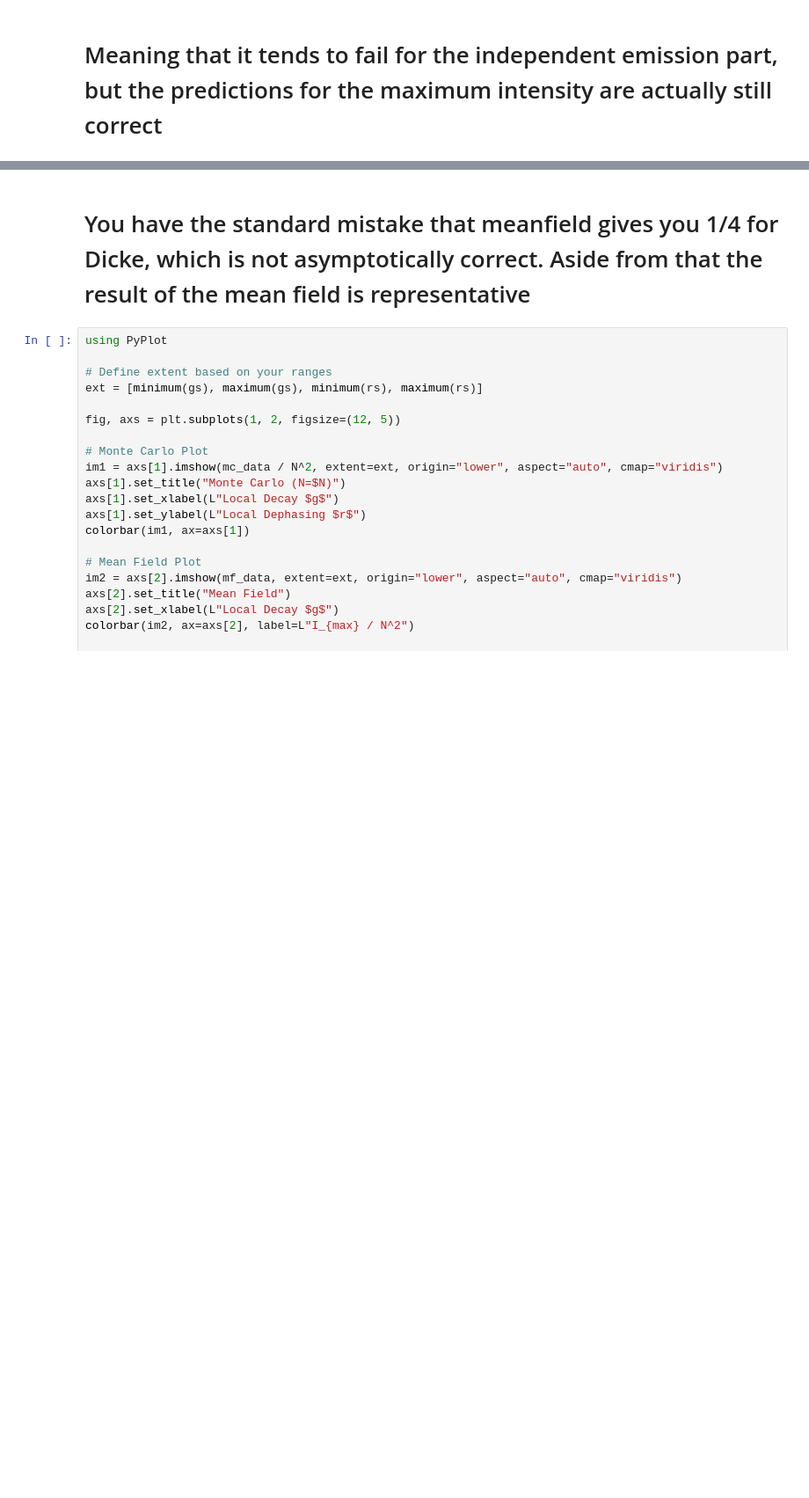
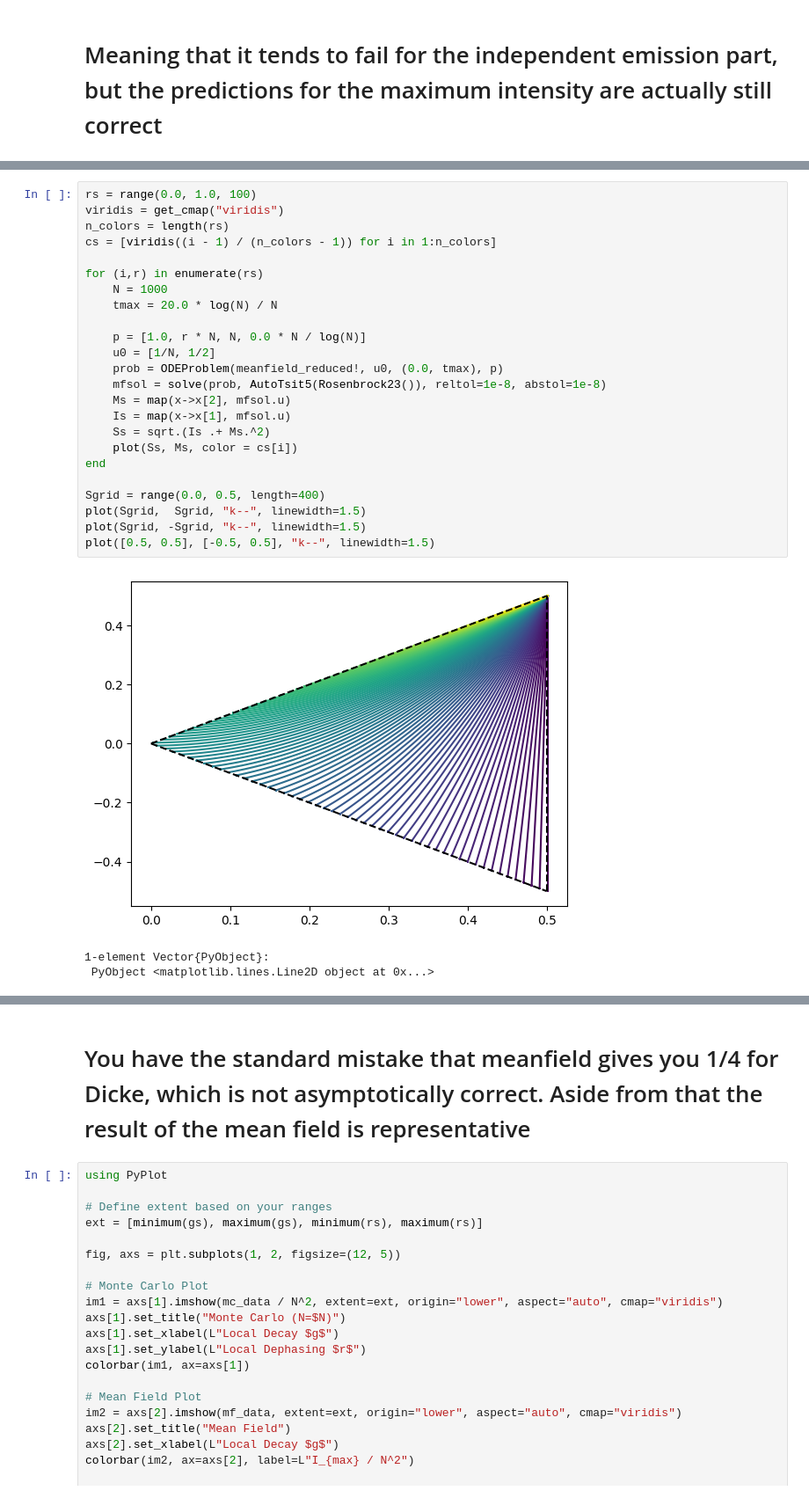
Before and after one commit to Nico0oblr/SuperradianceMolecules, a Jupyter notebook: code/DephasingEmissionRateEquations.ipynb, the cells around one changed output, grey strips where cells are left out. Shown at 88% size. Drawn from its saved outputs; the diff is of its cells as text; blank space fills up the shorter version.

```diff
--- a/code/DephasingEmissionRateEquations.ipynb
+++ b/code/DephasingEmissionRateEquations.ipynb
@@ -267,0 +237,28 @@ mc_data (generic function with 1 method)
+# %%
+rs = range(0.0, 1.0, 100)
+viridis = get_cmap("viridis")
+n_colors = length(rs)
+cs = [viridis((i - 1) / (n_colors - 1)) for i in 1:n_colors]
+
+for (i,r) in enumerate(rs)
+    N = 1000
+    tmax = 20.0 * log(N) / N
+
+    p = [1.0, r * N, N, 0.0 * N / log(N)]
+    u0 = [1/N, 1/2]
+    prob = ODEProblem(meanfield_reduced!, u0, (0.0, tmax), p)
+    mfsol = solve(prob, AutoTsit5(Rosenbrock23()), reltol=1e-8, abstol=1e-8)
+    Ms = map(x->x[2], mfsol.u)
+    Is = map(x->x[1], mfsol.u)
+    Ss = sqrt.(Is .+ Ms.^2)
+    plot(Ss, Ms, color = cs[i])
+end
+
+Sgrid = range(0.0, 0.5, length=400)
+plot(Sgrid,  Sgrid, "k--", linewidth=1.5)
+plot(Sgrid, -Sgrid, "k--", linewidth=1.5)
+plot([0.5, 0.5], [-0.5, 0.5], "k--", linewidth=1.5)
+# %% [output]
+[figure, added]
+1-element Vector{PyObject}:
+ PyObject <matplotlib.lines.Line2D object at 0x...>
```
Also changed, not shown: parts of 21 cells of this notebook, 2 other files.
